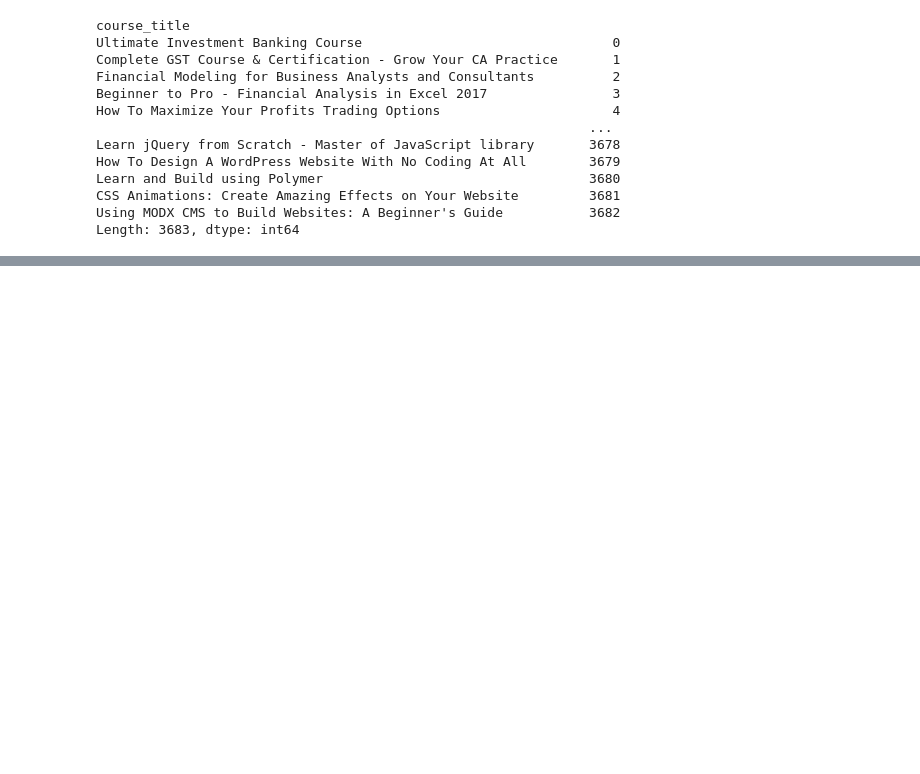
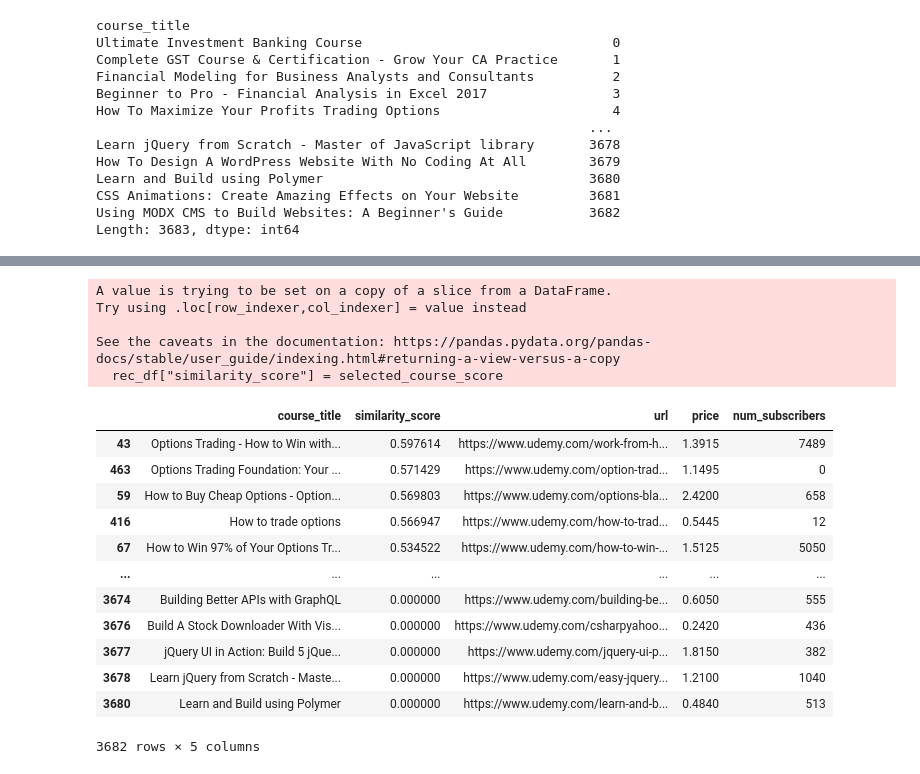
Before and after one commit to lawalsegun2025/udemy_course_recommendation_system, a Jupyter notebook: course_recomendation_system.ipynb, the cells around one changed output, grey strips where cells are left out. Saved outputs shown, nothing was run; the diff lists cells and outputs as text; code cells hidden in the pictures; blank space fills up the shorter version.

Commit message:
completed recommendation system

```diff
--- a/course_recomendation_system.ipynb
+++ b/course_recomendation_system.ipynb
@@ -133,0 +185,4 @@ course_index[title]
+# %%
+# sort the scores in decending order from highest to lowest
+sorted_scores = sorted(scores, key=lambda x: x[1], reverse=True)
+sorted_scores
@@ -133,0 +207,5 @@ course_index[title]
+# %%
+# get course index
+# we are indexing from [1:] so as not to recommend the same course
+selected_course_index = [i[0] for i in sorted_scores[1:]]
+selected_course_index
@@ -133,0 +230,5 @@ course_index[title]
+# %%
+# Get course cosine similarity score
+# we are indexing from [1:] so as not to recommend the same course
+selected_course_score = [i[1] for i in sorted_scores[1:]]
+selected_course_score
@@ -133,0 +253,4 @@ course_index[title]
+# %%
+# We now locate the courses
+rec_df = df.iloc[selected_course_index]
+rec_df.head()
@@ -133,0 +264,29 @@ course_index[title]
+# %%
+# Add the similarity score to the rec_df dataframe
+rec_df["similarity_score"] = selected_course_score
+
+final_recommende_courses = rec_df[[
+    'course_title', 'similarity_score', 'url', 'price',
+    'num_subscribers'
+]]
+
+final_recommende_courses
+# %% [output]
+A value is trying to be set on a copy of a slice from a DataFrame.
+Try using .loc[row_indexer,col_indexer] = value instead
+
+See the caveats in the documentation: https://pandas.pydata.org/pandas-docs/stable/user_guide/indexing.html#returning-a-view-versus-a-copy
+  rec_df["similarity_score"] = selected_course_score
+|  | course_title | similarity_score | url | price | num_subscribers |
+| 43 | Options Trading - How to Win with... | 0.597614 | https://www.udemy.com/work-from-h... | 1.3915 | 7489 |
+| 463 | Options Trading Foundation: Your ... | 0.571429 | https://www.udemy.com/option-trad... | 1.1495 | 0 |
+| 59 | How to Buy Cheap Options - Option... | 0.569803 | https://www.udemy.com/options-bla... | 2.4200 | 658 |
+| 416 | How to trade options | 0.566947 | https://www.udemy.com/how-to-trad... | 0.5445 | 12 |
+| 67 | How to Win 97% of Your Options Tr... | 0.534522 | https://www.udemy.com/how-to-win-... | 1.5125 | 5050 |
+| ... | ... | ... | ... | ... | ... |
+| 3674 | Building Better APIs with GraphQL | 0.000000 | https://www.udemy.com/building-be... | 0.6050 | 555 |
+| 3676 | Build A Stock Downloader With Vis... | 0.000000 | https://www.udemy.com/csharpyahoo... | 0.2420 | 436 |
+| 3677 | jQuery UI in Action: Build 5 jQue... | 0.000000 | https://www.udemy.com/jquery-ui-p... | 1.8150 | 382 |
+| 3678 | Learn jQuery from Scratch - Maste... | 0.000000 | https://www.udemy.com/easy-jquery... | 1.2100 | 1040 |
+| 3680 | Learn and Build using Polymer | 0.000000 | https://www.udemy.com/learn-and-b... | 0.4840 | 513 |
+3682 rows × 5 columns
```
Also changed, not shown: parts of 9 cells of this notebook.
